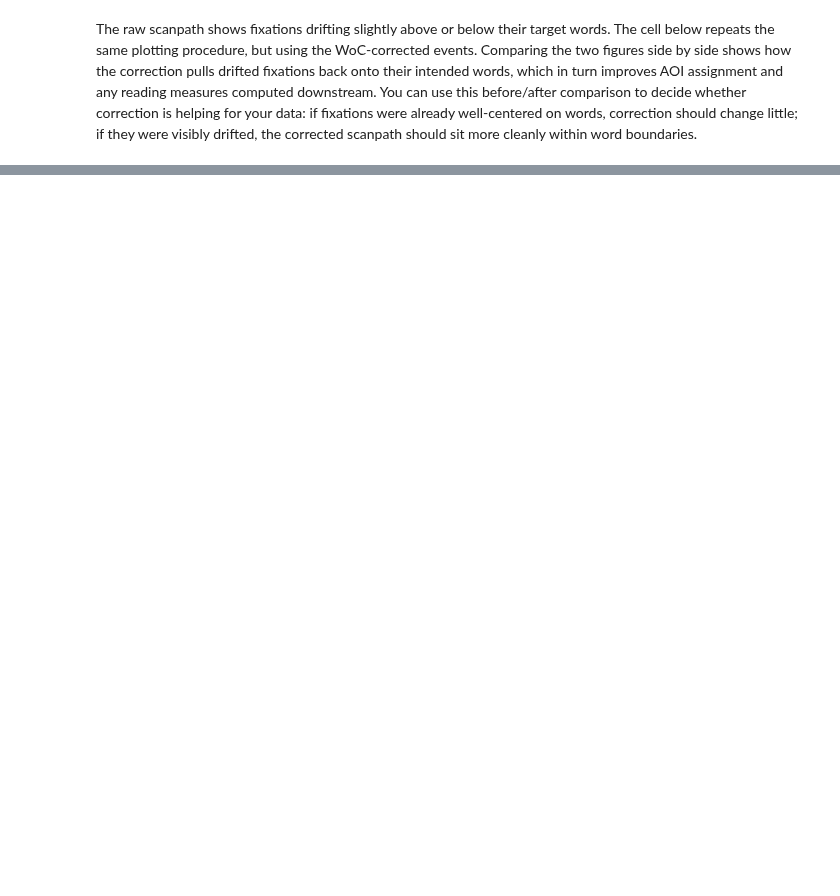
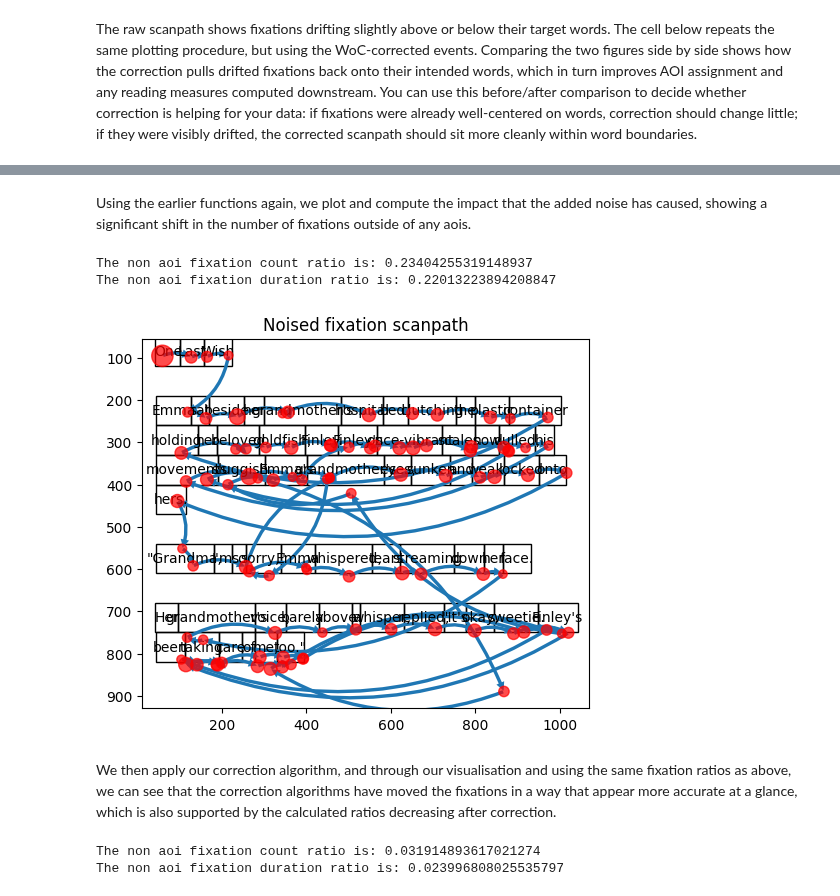
Before and after one commit to pymovements/pymovements, a Jupyter notebook: docs/source/tutorials/fixation-drift-correction.ipynb, the cells around one changed output, grey strips where cells are left out. Drawn from its saved outputs; the diff is of its cells as text; code cells hidden in the pictures; blank space fills up the shorter version.

```diff
--- a/docs/source/tutorials/fixation-drift-correction.ipynb
+++ b/docs/source/tutorials/fixation-drift-correction.ipynb
@@ -203,0 +328,13 @@ fig, ax = pymovements.plotting.scanpathplot(
+# %%
+noise = np.random.normal(loc=20.0,scale=1)
+events_noised = events_raw.clone()
+
+events_noised_x = np.array(events_raw.frame['location_x'])+noise
+events_noised_y = np.array(events_raw.frame['location_y'])+noise
+
+events_noised.frame.replace_column(4,pl.Series('location_x',events_noised_x))
+events_noised.frame.replace_column(5,pl.Series('location_y',events_noised_y))
+
+
+print(events_noised.frame['location_x','location_y'][0])
+print(events_raw.frame['location_x','location_y'][0])
@@ -203,0 +358,40 @@ fig, ax = pymovements.plotting.scanpathplot(
+# %% [markdown]
+Using the earlier functions again, we plot and compute the impact that the added noise has caused, showing a significant shift in the number of fixations outside of any aois.
+# %%
+map_aois(events_noised, text_stimulus)
+
+nafcr = non_aoi_fixation_count_ratio('index')
+nafdr = non_aoi_fixation_duration_ratio('duration','index')
+
+events_noised.frame = events_noised.frame.with_columns([nafcr,nafdr])
+
+print(f'The non aoi fixation count ratio is: {events_noised.frame['NAFCR'][0]}')
+print(f'The non aoi fixation duration ratio is: {events_noised.frame['NAFDR'][0]}')
+# %% [output]
+The non aoi fixation count ratio is: 0.23404255319148937
+The non aoi fixation duration ratio is: 0.22013223894208847
+# %%
+events_noised = pymovements.Events(
+    events_noised.frame.with_columns(
+        pl.concat_list(["location_x", "location_y"]).alias("location"),
+    ),
+)
+
+gaze_for_plot = pymovements.Gaze(events=events_noised)
+
+fig, ax = text_stimulus.plot()
+
+fig, ax = pymovements.plotting.scanpathplot(
+    gaze=gaze_for_plot,
+    position_column="location",
+    event_name="fixation",
+    ax=ax,
+    color="red",
+    alpha=0.7,
+    add_arrows=True,
+    title="Noised fixation scanpath",
+)
+# %% [output]
+[figure, added]
+# %% [markdown]
+We then apply our correction algorithm, and through our visualisation and using the same fixation ratios as above, we can see that the correction algorithms have moved the fixations in a way that appear more accurate at a glance, which is also supported by the calculated ratios decreasing after correction.
@@ -203,0 +403,13 @@ fig, ax = pymovements.plotting.scanpathplot(
+# %%
+map_aois(events_noised, text_stimulus)
+
+nafcr = non_aoi_fixation_count_ratio('index')
+nafdr = non_aoi_fixation_duration_ratio('duration','index')
+
+events_noised.frame = events_noised.frame.with_columns([nafcr,nafdr])
+
+print(f'The non aoi fixation count ratio is: {events_noised.frame['NAFCR'][0]}')
+print(f'The non aoi fixation duration ratio is: {events_noised.frame['NAFDR'][0]}')
+# %% [output]
+The non aoi fixation count ratio is: 0.031914893617021274
+The non aoi fixation duration ratio is: 0.023996808025535797
```
Also changed, not shown: parts of 21 cells of this notebook.
